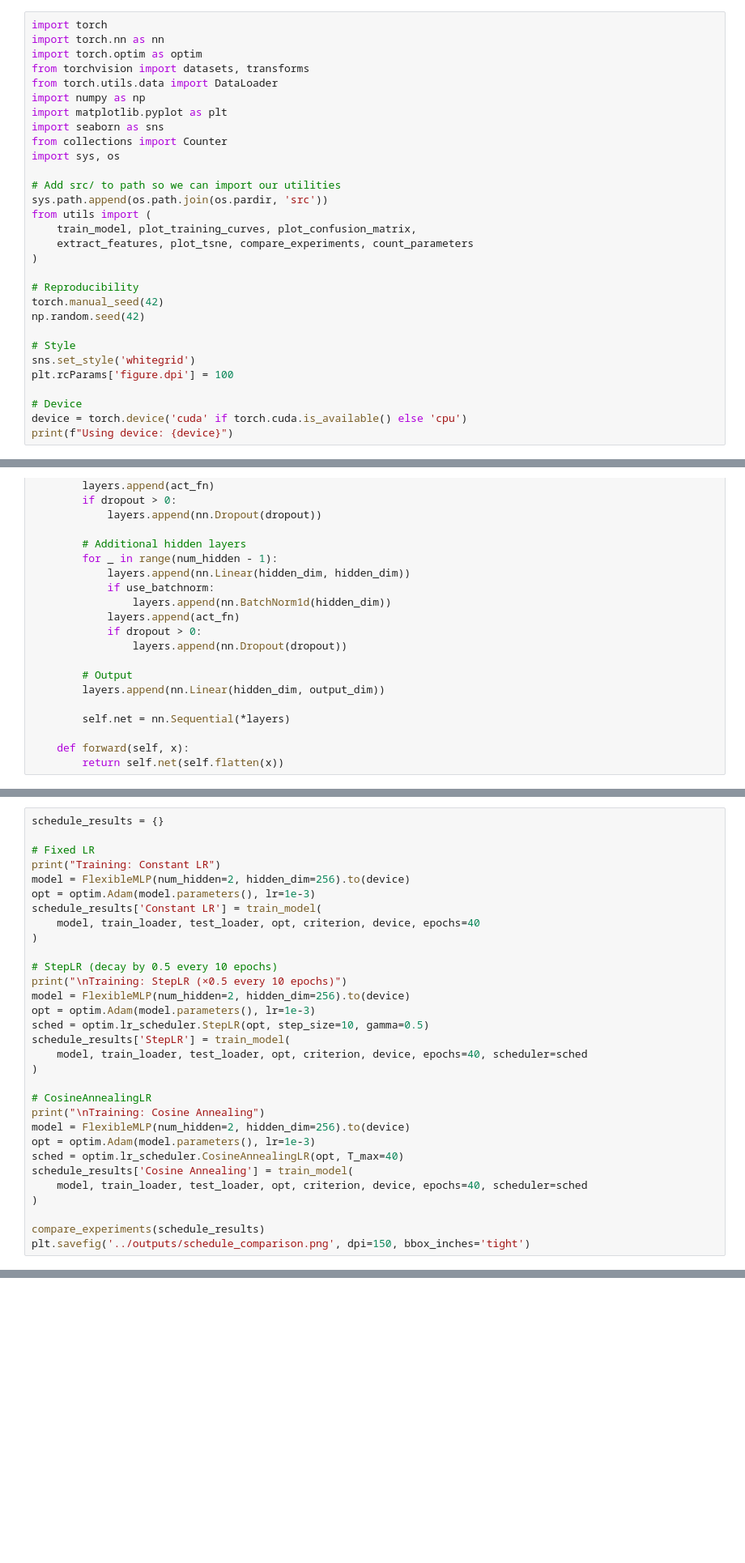
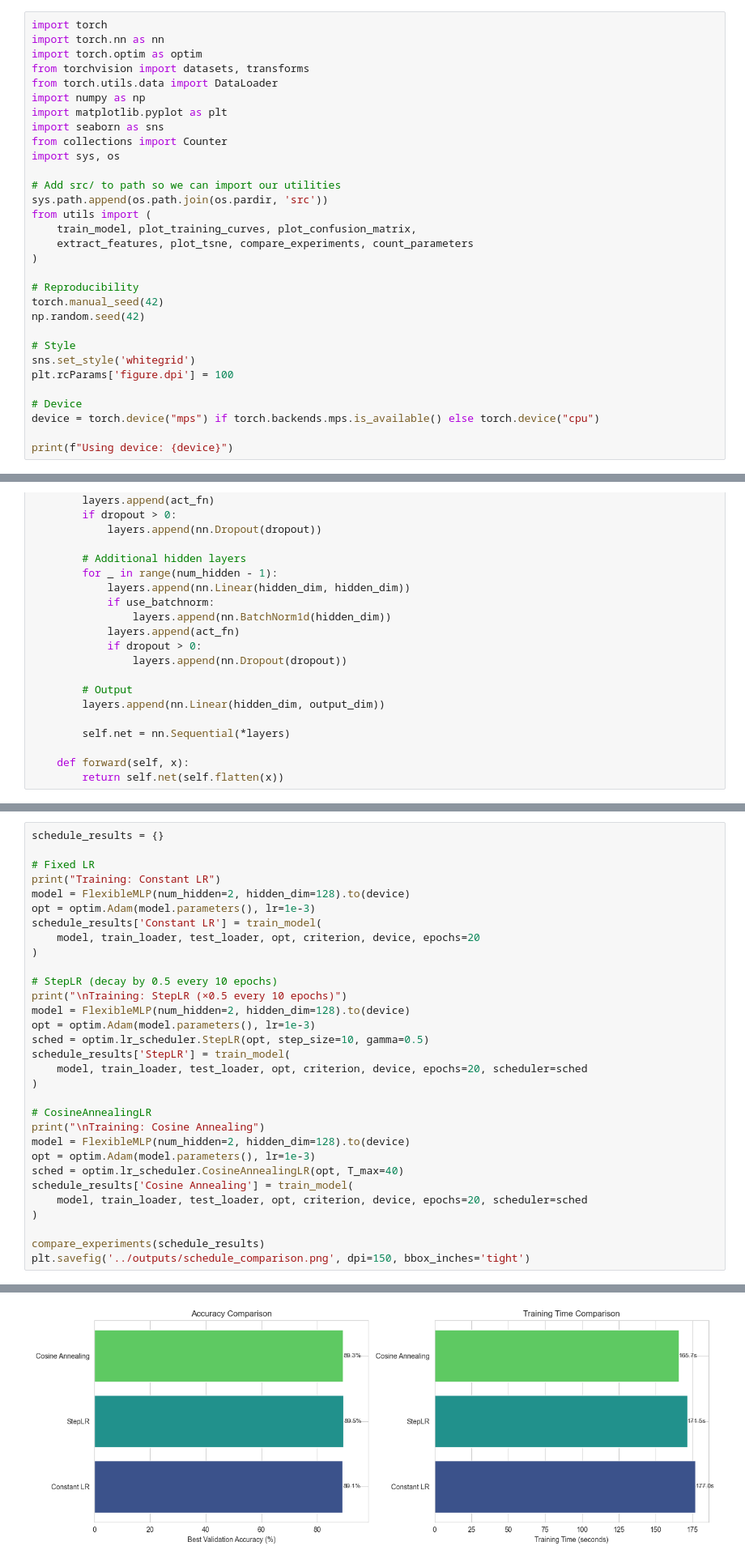
Before and after one commit to bu-cds-llms/portfolio-piece-1-aelamanc, a Jupyter notebook: notebooks/main.ipynb, the cells around one changed output, grey strips where cells are left out. Shown at 81% size. Saved outputs shown, nothing was run; the diff lists cells and outputs as text; blank space fills up the shorter version.

Commit message:
finished running all models

```diff
--- a/notebooks/main.ipynb
+++ b/notebooks/main.ipynb
@@ -48,6 +33,7 @@ sns.set_style('whitegrid')
 plt.rcParams['figure.dpi'] = 100
 
 # Device
-device = torch.device('cuda' if torch.cuda.is_available() else 'cpu')
+device = torch.device("mps") if torch.backends.mps.is_available() else torch.device("cpu")
+
 print(f"Using device: {device}")
 # %% [output]
@@ -533,29 +484,30 @@ schedule_results = {}
 
 # Fixed LR
 print("Training: Constant LR")
-model = FlexibleMLP(num_hidden=2, hidden_dim=256).to(device)
+model = FlexibleMLP(num_hidden=2, hidden_dim=128).to(device)
 opt = optim.Adam(model.parameters(), lr=1e-3)
 schedule_results['Constant LR'] = train_model(
-    model, train_loader, test_loader, opt, criterion, device, epochs=40
+    model, train_loader, test_loader, opt, criterion, device, epochs=20
 )
 
 # StepLR (decay by 0.5 every 10 epochs)
 print("\nTraining: StepLR (×0.5 every 10 epochs)")
-model = FlexibleMLP(num_hidden=2, hidden_dim=256).to(device)
+model = FlexibleMLP(num_hidden=2, hidden_dim=128).to(device)
 opt = optim.Adam(model.parameters(), lr=1e-3)
 sched = optim.lr_scheduler.StepLR(opt, step_size=10, gamma=0.5)
 schedule_results['StepLR'] = train_model(
-    model, train_loader, test_loader, opt, criterion, device, epochs=40, scheduler=sched
+    model, train_loader, test_loader, opt, criterion, device, epochs=20, scheduler=sched
 )
 
 # CosineAnnealingLR
 print("\nTraining: Cosine Annealing")
-model = FlexibleMLP(num_hidden=2, hidden_dim=256).to(device)
+model = FlexibleMLP(num_hidden=2, hidden_dim=128).to(device)
 opt = optim.Adam(model.parameters(), lr=1e-3)
 sched = optim.lr_scheduler.CosineAnnealingLR(opt, T_max=40)
 schedule_results['Cosine Annealing'] = train_model(
-    model, train_loader, test_loader, opt, criterion, device, epochs=40, scheduler=sched
+    model, train_loader, test_loader, opt, criterion, device, epochs=20, scheduler=sched
 )
 
 compare_experiments(schedule_results)
 plt.savefig('../outputs/schedule_comparison.png', dpi=150, bbox_inches='tight')
+# %% [output]
@@ -561,0 +531 @@ plt.savefig('../outputs/schedule_comparison.png', dpi=150, bbox_inches='tight')
+[figure, added]
```
Also changed, not shown: parts of 62 cells of this notebook, 8 other files.
